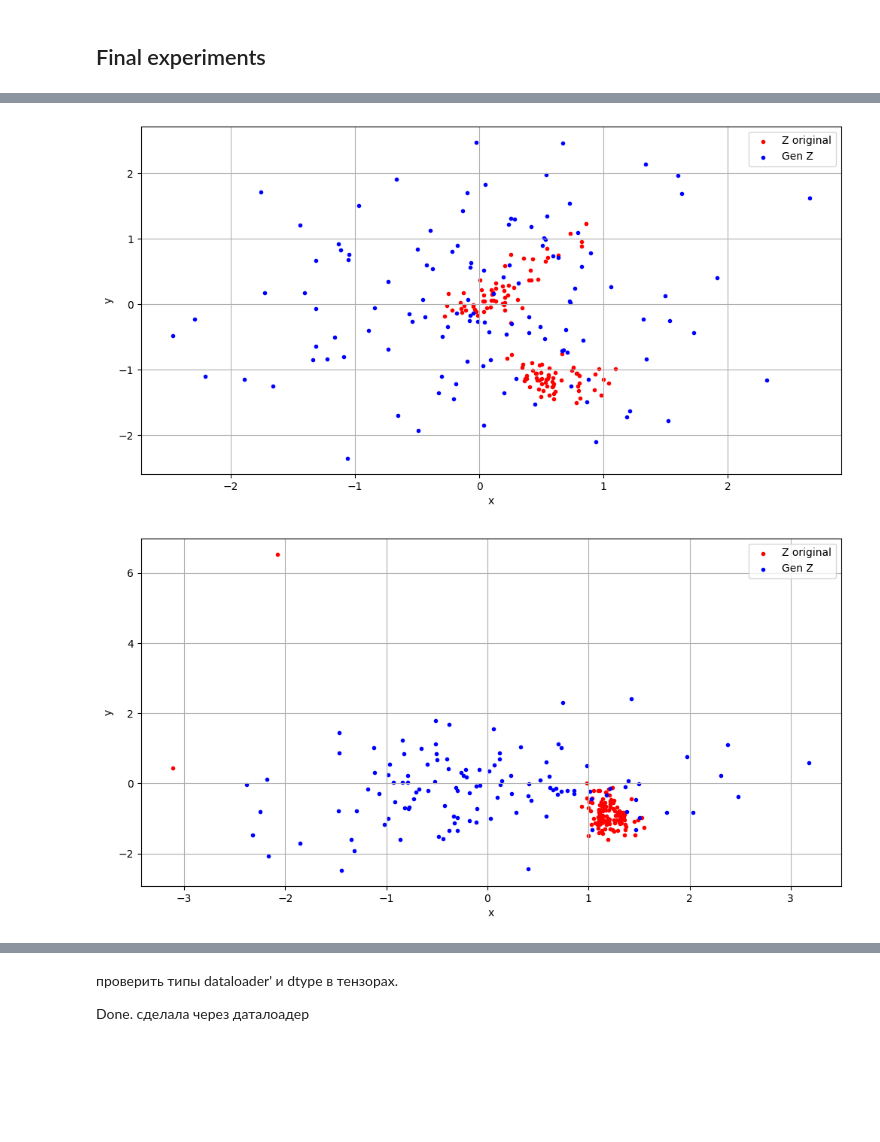
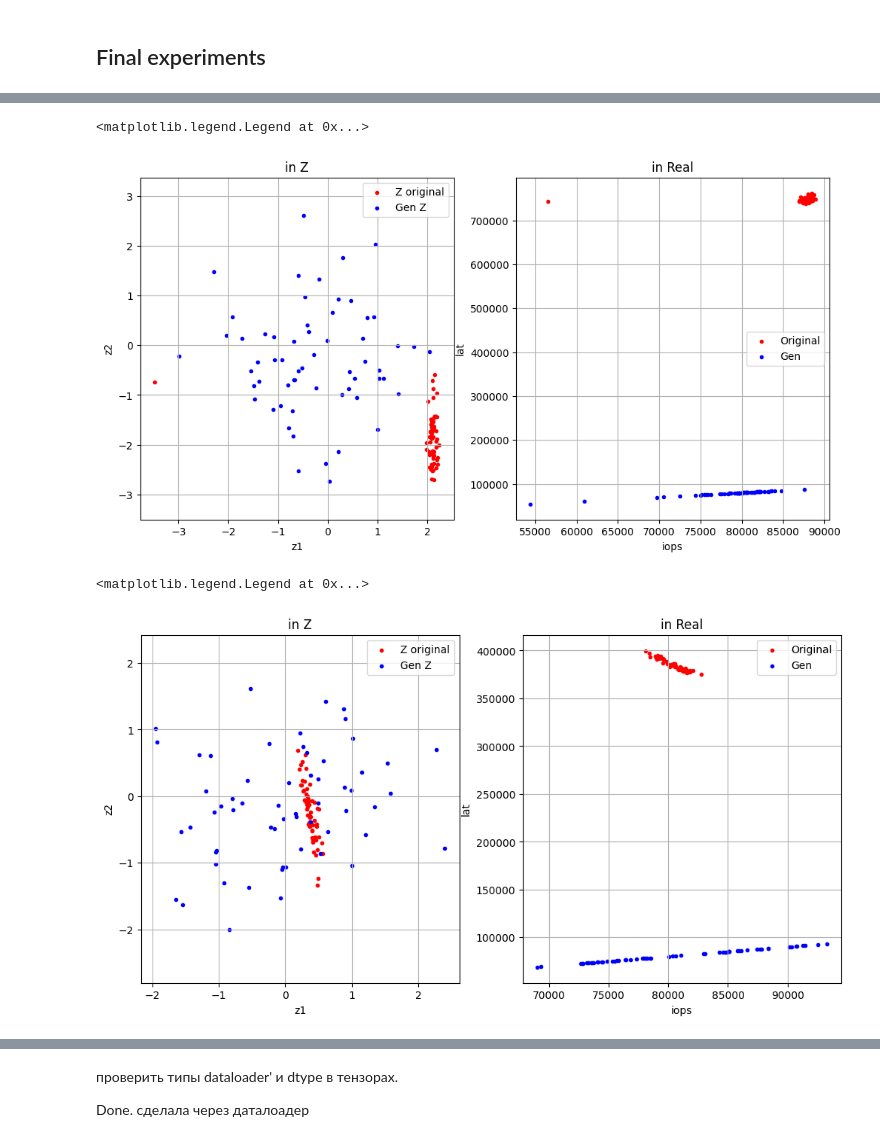
Before and after one commit to juliajones17/reliable_modeling, a Jupyter notebook: notebooks/proj.ipynb, the cells around one changed output, grey strips where cells are left out. Drawn from its saved outputs; the diff is of its cells as text; code cells hidden in the pictures; blank space fills up the shorter version.

Commit message:
more graphs

```diff
--- a/notebooks/proj.ipynb
+++ b/notebooks/proj.ipynb
@@ -53,6 +53,8 @@ array(['read', 'write'], dtype=object)
 pd.unique(train[['id']]. values.ravel()).size
 # %% [output]
 408
+# %%
+test['id'] = test['id'] + '-' + test['io_type']
 # %%
 test['io_type_num'] = test['io_type'] == 'write'
 # %%
@@ -65,6 +67,8 @@ X_test = torch.tensor(test[['block_size', 'n_jobs', 'iodepth', 'read_fraction',
 print(len(y_test), len(X_test))
 # %% [output]
 12120 12120
+# %%
+train['id'] = train['id'] + '-' + train['io_type']
 # %%
 train['io_type_num'] = train['io_type'] == 'write'
 # %%
@@ -180,19 +350,27 @@ model.fit(y_tr_ss, X_tr_ss) # (target, condition)
 # %%
 from torch.utils.data import TensorDataset, DataLoader
 # %%
-ids = ['hse-09132022-180712-z63065', 'hse-09132022-203942-z36542', 'hse-09132022-192053-z87989']
+ids = ['hse-09132022-203942-z36542-read', 'hse-09132022-192053-z87989-read',
+       'hse-09132022-203942-z36542-write', 'hse-09132022-192053-z87989-write']
 ztotal_iops = []
 ztotal_lat = []
 zgen_iops = []
 zgen_lat = []
+
+total_iops = []
+total_lat = []
+gen_iops = []
+gen_lat = []
 for i in range(len(ids)):
     y_test = torch.tensor(test[test['id'] == ids[i]][['iops', 'lat']].values)
+    total_iops.append(y_test[:, 0])
+    total_lat.append(y_test[:, 1])
     X_test = torch.tensor(test[test['id'] == ids[i]][['block_size', 'n_jobs', 'iodepth', 'read_fraction', 'io_type_num', 'n_disks']].values)
     y_test_ss = scaler.transform(y_test)
     X_test_ss = stscaler.transform(X_test)
     y_tst = torch.tensor(y_test_ss, dtype=torch.float32)
     X_tst = torch.tensor(X_test_ss, dtype=torch.float32)
-    print(len(y_tst), len(X_tst))
+    # print(len(y_tst), len(X_tst))
     dataset = TensorDataset(y_tst, X_tst)
     results_iops = []
     results_lat = []
@@ -208,6 +386,8 @@ for i in range(len(ids)):
 
     y_gen = model.sample(stscaler.transform(X_test.clone().detach()))
     y_gen = torch.tensor(y_gen, dtype=torch.float32)
+    gen_iops.append(scaler.inverse_transform(y_gen)[:, 0])
+    gen_lat.append(scaler.inverse_transform(y_gen)[:, 0])
     dataset = TensorDataset(y_gen, X_tst)
     genresults_iops = []
     genresults_lat = []
@@ -247,26 +429,42 @@ plt.show()
 # %%
-plt.figure(figsize=(12, 6))
+fig, (ax1, ax2) = plt.subplots(1, 2, figsize=(12, 6))
 
-plt.scatter(ztotal_iops[1], ztotal_lat[1], marker='.', label='Z original', color='red', linewidth=1)
-plt.scatter(zgen_iops[1], zgen_lat[1], marker='.', label='Gen Z', color='blue', linewidth=1)
+ax1.scatter(ztotal_iops[1], ztotal_lat[1], marker='.', label='Z original', color='red', linewidth=1)
+ax1.scatter(zgen_iops[1], zgen_lat[1], marker='.', label='Gen Z', color='blue', linewidth=1)
+ax1.set_title("in Z")
+ax1.axis('equal')
+ax1.set(xlabel='z1', ylabel='z2')
+ax1.grid()
+ax1.legend()
 
-plt.xlabel("x")
-plt.ylabel("y")
-plt.grid()
-plt.legend()
-plt.show()
+ax2.scatter(total_iops[1], total_lat[1], marker='.', label='Original', color='red', linewidth=1)
+ax2.scatter(gen_iops[1], gen_lat[1], marker='.', label='Gen', color='blue', linewidth=1)
+ax2.set_title("in Real")
+# ax2.axis('equal')
+ax2.set(xlabel='iops', ylabel='lat')
+ax2.grid()
+ax2.legend()
 # %% [output]
+<matplotlib.legend.Legend at 0x...>
-[figure, old version]
+[figure, new version]
 # %%
-plt.figure(figsize=(12, 6))
+fig, (ax1, ax2) = plt.subplots(1, 2, figsize=(12, 6))
 
-plt.scatter(ztotal_iops[2], ztotal_lat[2], marker='.', label='Z original', color='red', linewidth=1)
-plt.scatter(zgen_iops[2], zgen_lat[2], marker='.', label='Gen Z', color='blue', linewidth=1)
+ax1.scatter(ztotal_iops[2], ztotal_lat[2], marker='.', label='Z original', color='red', linewidth=1)
+ax1.scatter(zgen_iops[2], zgen_lat[2], marker='.', label='Gen Z', color='blue', linewidth=1)
+ax1.set_title("in Z")
+ax1.axis('equal')
+ax1.set(xlabel='z1', ylabel='z2')
+ax1.grid()
+ax1.legend()
 
-plt.xlabel("x")
-plt.ylabel("y")
-plt.grid()
-plt.legend()
-plt.show()
+ax2.scatter(total_iops[2], total_lat[2], marker='.', label='Original', color='red', linewidth=1)
+ax2.scatter(gen_iops[2], gen_lat[2], marker='.', label='Gen', color='blue', linewidth=1)
+ax2.set_title("in Real")
+# ax2.axis('equal')
+ax2.set(xlabel='iops', ylabel='lat')
+ax2.grid()
+ax2.legend()
 # %% [output]
+<matplotlib.legend.Legend at 0x...>
-[figure, old version]
+[figure, new version]
```
Also changed, not shown: parts of 18 cells of this notebook.
